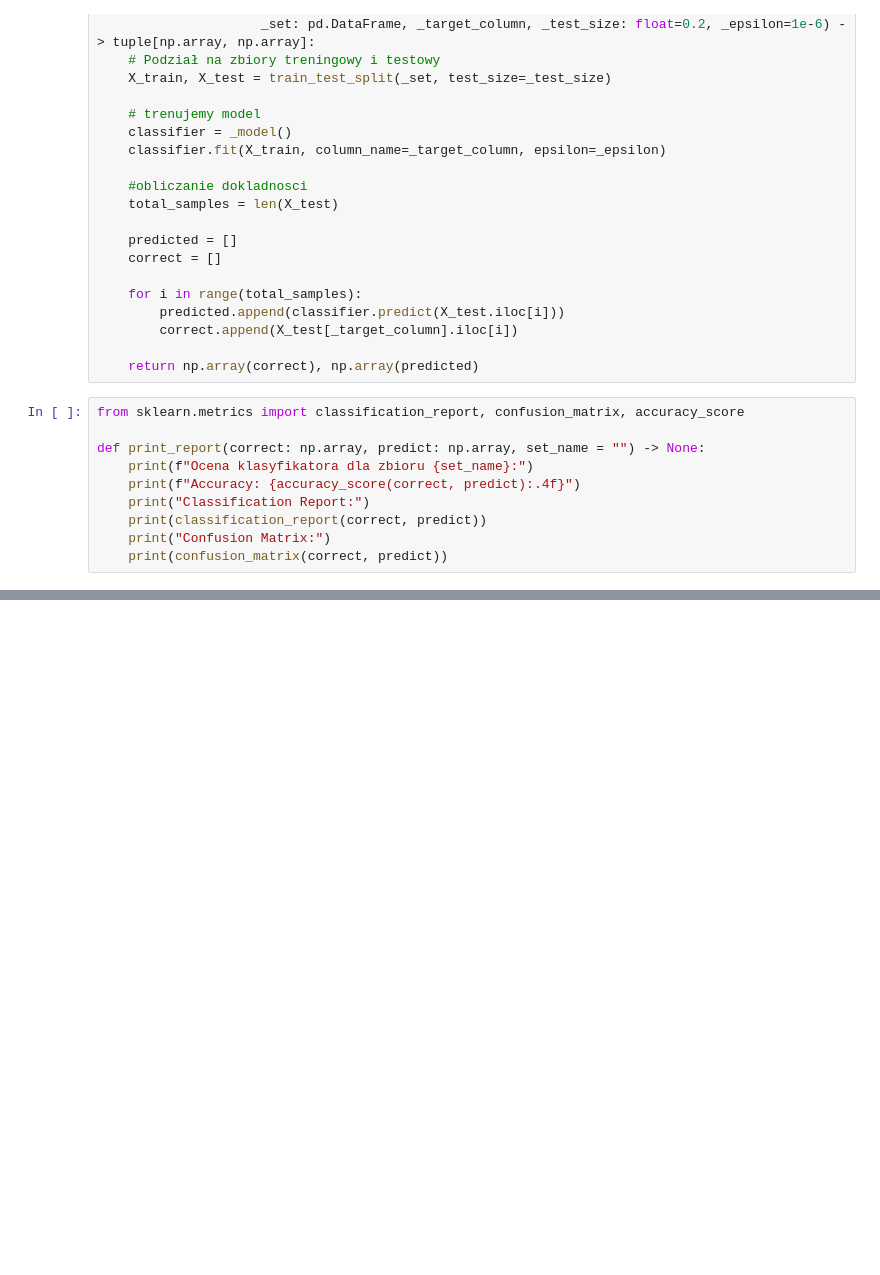
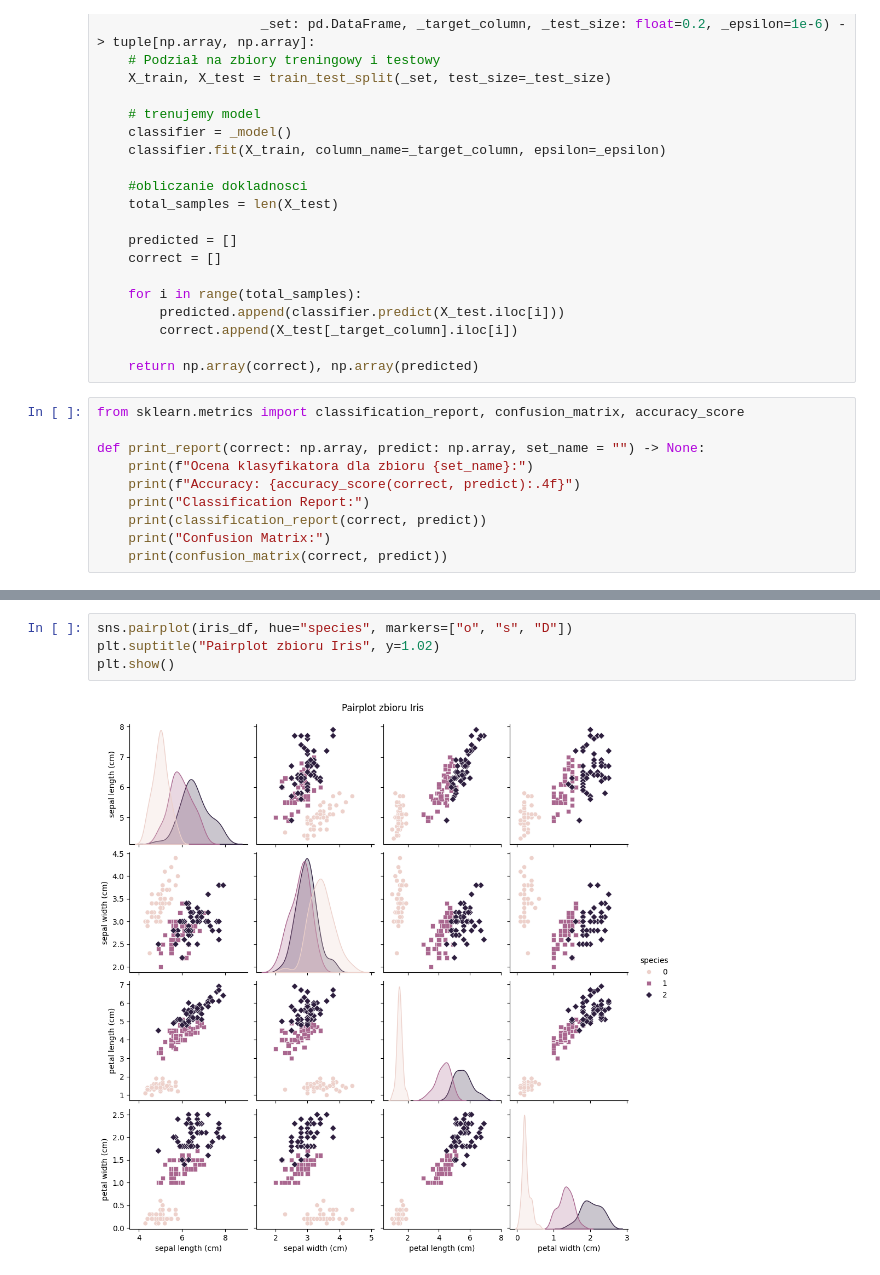
Before and after one commit to FalcO0O/Statystyka-projekt-AGH, a Jupyter notebook: statystyka1.ipynb, the cells around one changed output, grey strips where cells are left out. Drawn from its saved outputs; the diff is of its cells as text; blank space fills up the shorter version.

```diff
--- a/statystyka1.ipynb
+++ b/statystyka1.ipynb
@@ -392,0 +435,6 @@ Confusion Matrix:
+# %%
+sns.pairplot(iris_df, hue="species", markers=["o", "s", "D"])
+plt.suptitle("Pairplot zbioru Iris", y=1.02)
+plt.show()
+# %% [output]
+[figure, added]
```
Also changed, not shown: parts of 20 cells of this notebook.
